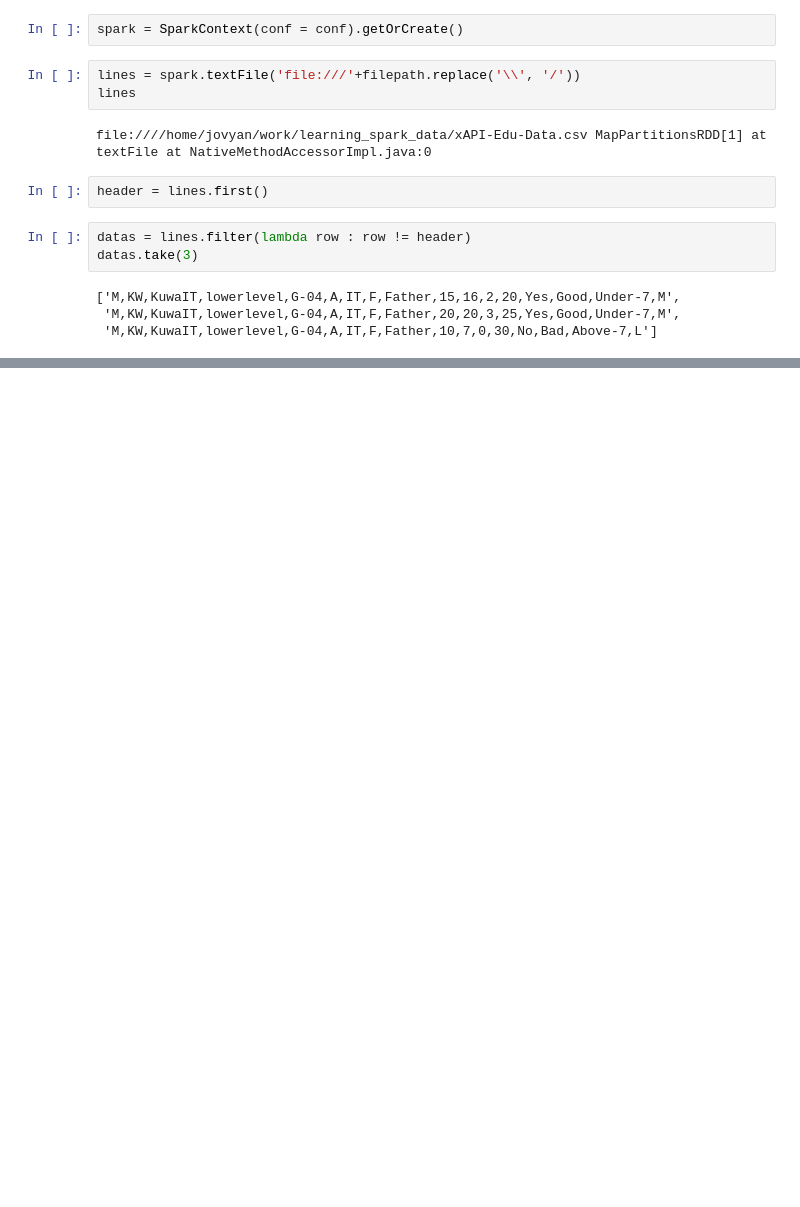
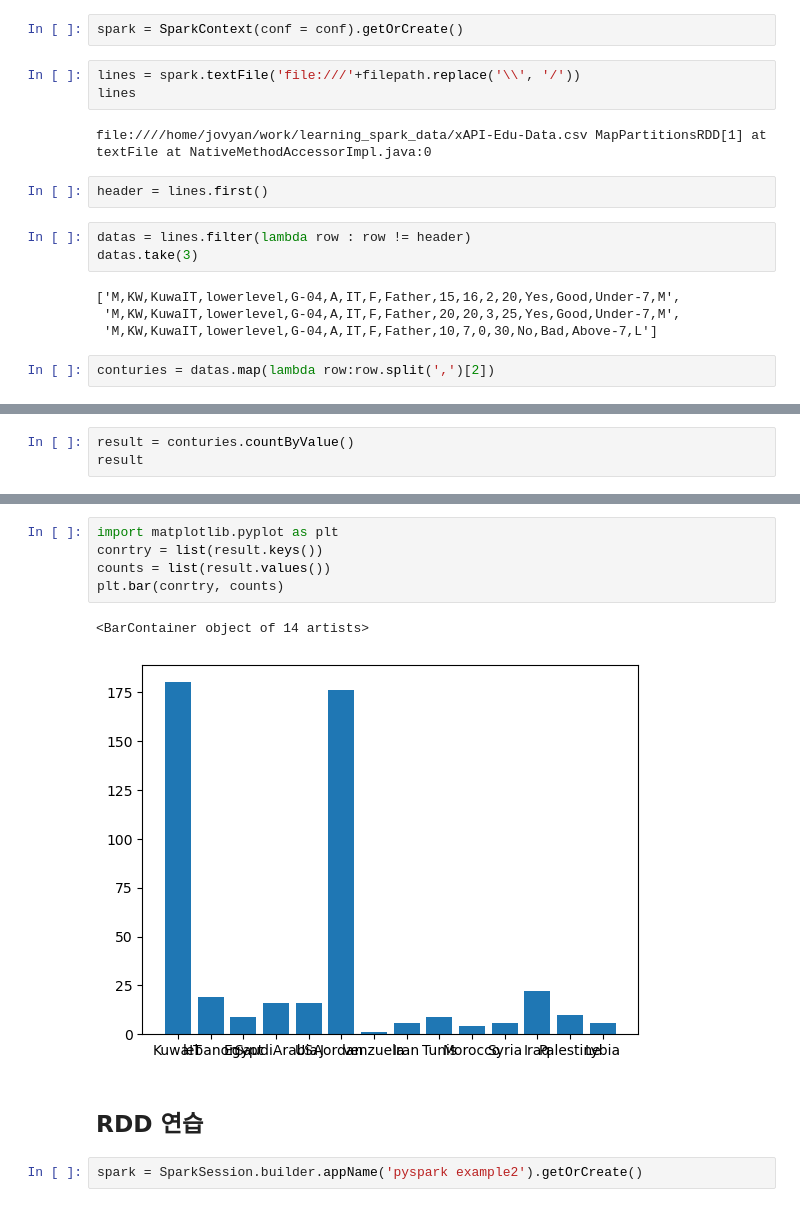
Before and after one commit to damdam1219/docker, a Jupyter notebook: 02_RDD_test.ipynb, the cells around one changed output, grey strips where cells are left out. Saved outputs shown, nothing was run; the diff lists cells and outputs as text; blank space fills up the shorter version.

Commit message:
spark test

```diff
--- a/02_RDD_test.ipynb
+++ b/02_RDD_test.ipynb
@@ -84,3 +85,5 @@ datas.take(3)
 ['M,KW,KuwaIT,lowerlevel,G-04,A,IT,F,Father,15,16,2,20,Yes,Good,Under-7,M',
  'M,KW,KuwaIT,lowerlevel,G-04,A,IT,F,Father,20,20,3,25,Yes,Good,Under-7,M',
  'M,KW,KuwaIT,lowerlevel,G-04,A,IT,F,Father,10,7,0,30,No,Bad,Above-7,L']
+# %%
+conturies = datas.map(lambda row:row.split(',')[2])
@@ -86,0 +98,3 @@ datas.take(3)
+# %%
+result = conturies.countByValue()
+result
@@ -86,0 +169,12 @@ datas.take(3)
+# %%
+import matplotlib.pyplot as plt
+conrtry = list(result.keys())
+counts = list(result.values())
+plt.bar(conrtry, counts)
+# %% [output]
+<BarContainer object of 14 artists>
+[figure, added]
+# %% [markdown]
+## RDD 연습
+# %%
+spark = SparkSession.builder.appName('pyspark example2').getOrCreate()
```
Also changed, not shown: parts of 39 cells of this notebook, 11 other files.
